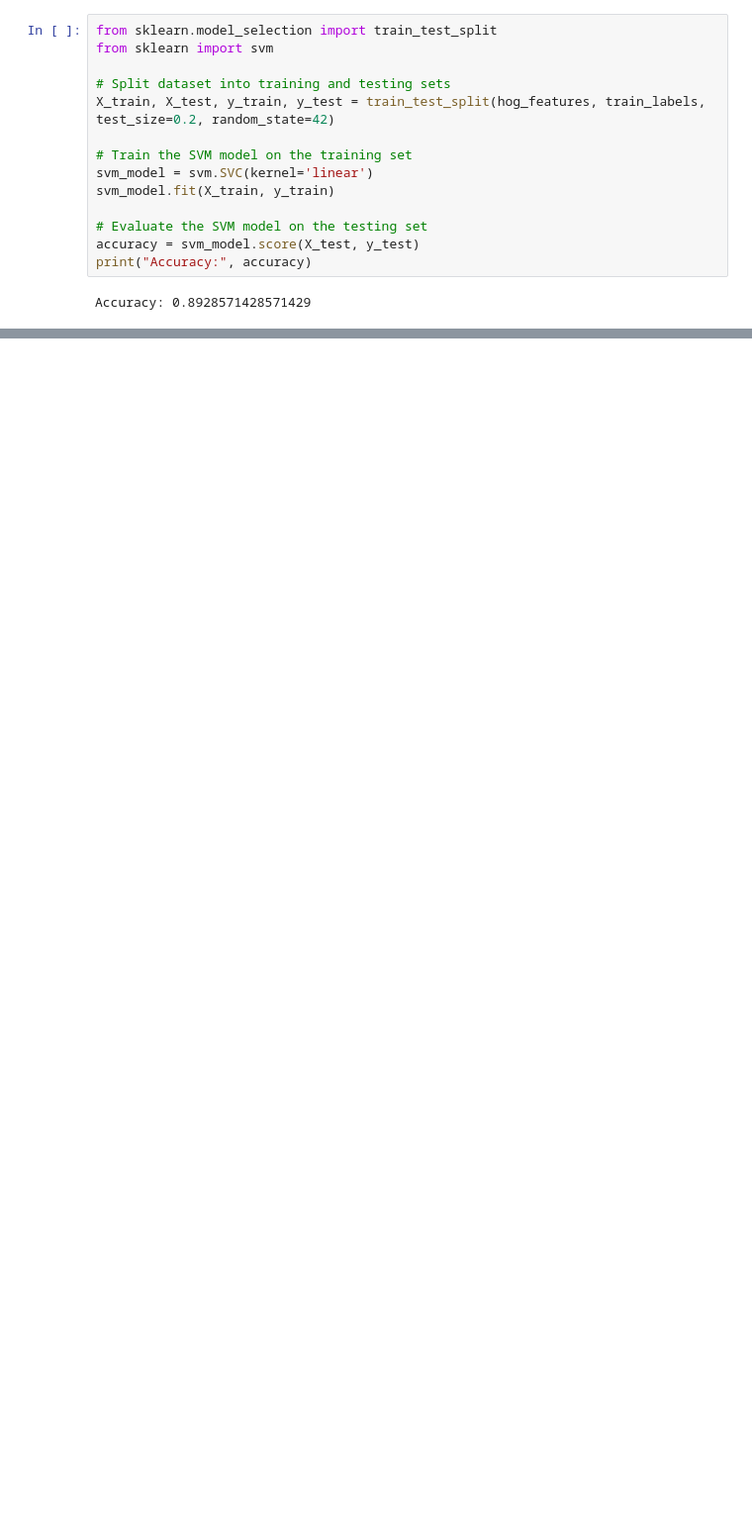
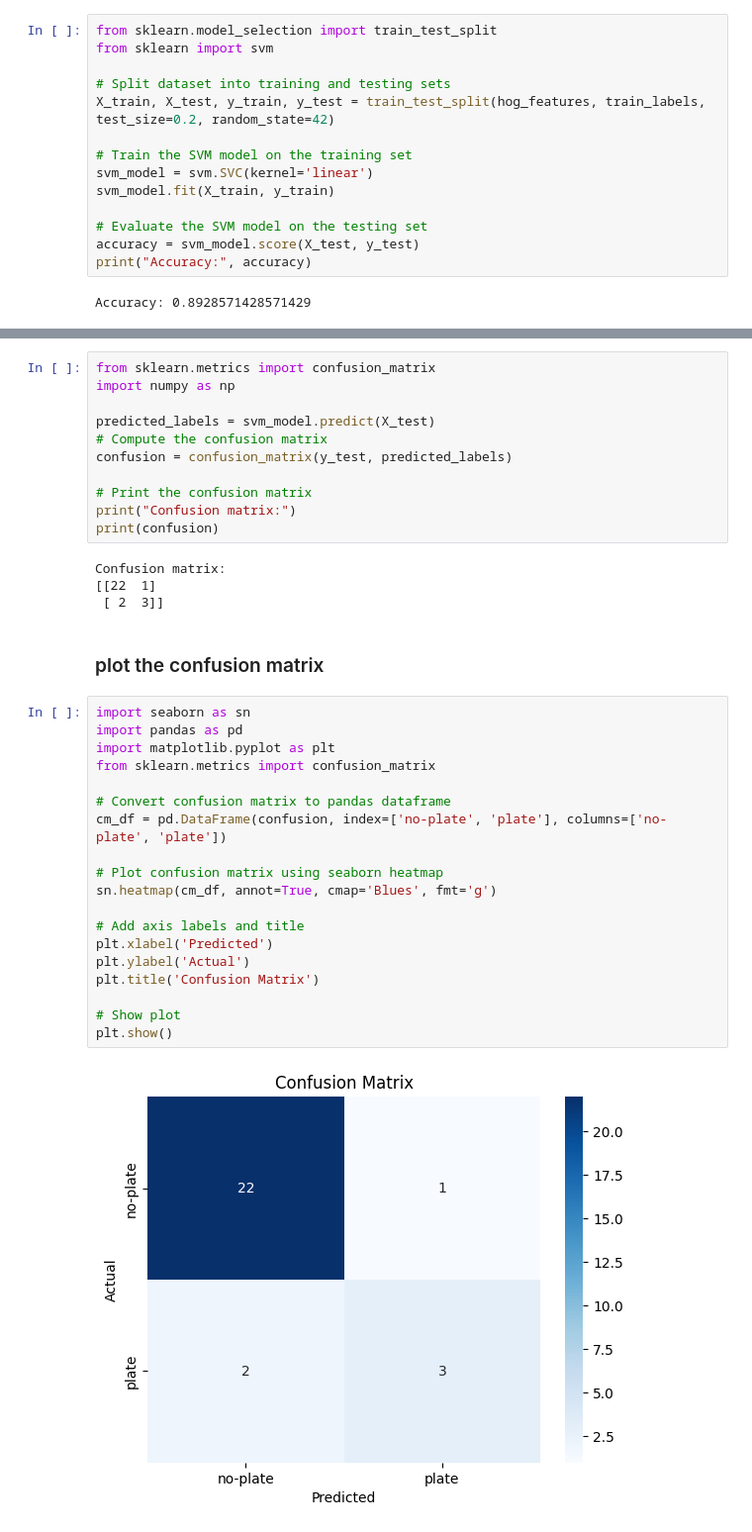
Before and after one commit to VariantAbdulaziz/car_plate_recognition, a Jupyter notebook: plate_detection.ipynb, the cells around one changed output, grey strips where cells are left out. Shown at 99% size. Cells and saved outputs as stored; diff of their text form; blank space fills up the shorter version.

```diff
--- a/plate_detection.ipynb
+++ b/plate_detection.ipynb
@@ -55,0 +60,38 @@ Accuracy: 0.8928571428571429
+# %%
+from sklearn.metrics import confusion_matrix
+import numpy as np
+
+predicted_labels = svm_model.predict(X_test)
+# Compute the confusion matrix
+confusion = confusion_matrix(y_test, predicted_labels)
+
+# Print the confusion matrix
+print("Confusion matrix:")
+print(confusion)
+# %% [output]
+Confusion matrix:
+[[22  1]
+ [ 2  3]]
+# %% [markdown]
+### plot the confusion matrix
+# %%
+import seaborn as sn
+import pandas as pd
+import matplotlib.pyplot as plt
+from sklearn.metrics import confusion_matrix
+
+# Convert confusion matrix to pandas dataframe
+cm_df = pd.DataFrame(confusion, index=['no-plate', 'plate'], columns=['no-plate', 'plate'])
+
+# Plot confusion matrix using seaborn heatmap
+sn.heatmap(cm_df, annot=True, cmap='Blues', fmt='g')
+
+# Add axis labels and title
+plt.xlabel('Predicted')
+plt.ylabel('Actual')
+plt.title('Confusion Matrix')
+
+# Show plot
+plt.show()
+# %% [output]
+[figure, added]
```
Also changed, not shown: parts of 11 cells of this notebook, 10 other files.
